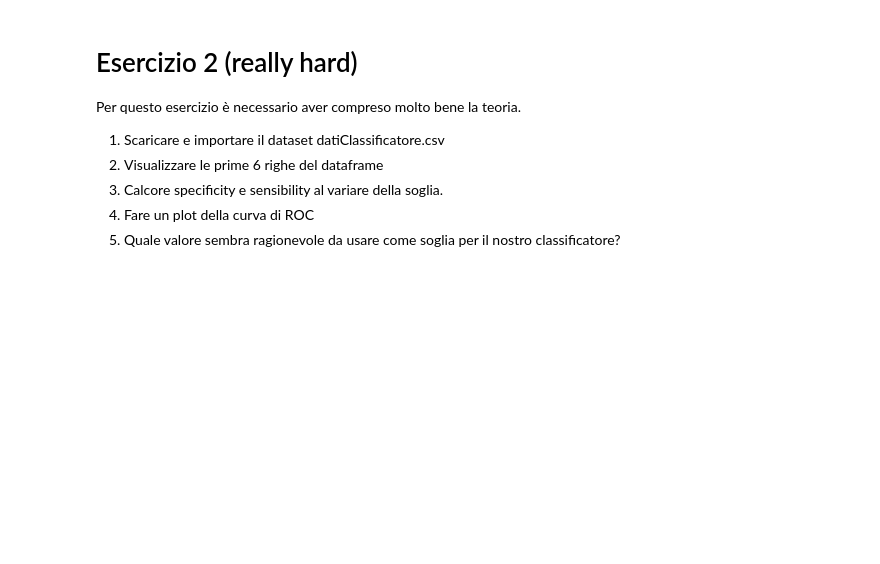
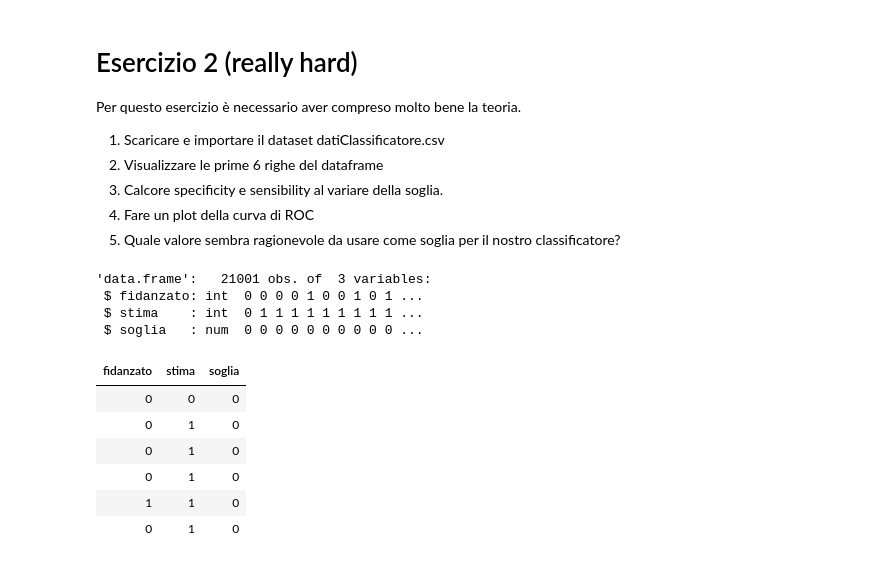
Before and after one commit to Scienziatopazzo/appunti-stats-R-jupyter, a Jupyter notebook: 5.Grafici.ipynb, the cells around one changed output. Cells and saved outputs as stored; diff of their text form; code cells hidden in the pictures; blank space fills up the shorter version.

```diff
--- a/5.Grafici.ipynb
+++ b/5.Grafici.ipynb
@@ -57,3 +57,21 @@ Per questo esercizio è necessario aver compreso molto bene la teoria.
 3. Calcore specificity e sensibility al variare della soglia.
 4. Fare un plot della curva di ROC
 5. Quale valore sembra ragionevole da usare come soglia per il nostro classificatore?
+# %%
+dati <- read.csv(file = "daticlassificatore.csv")
+str(dati)
+# %% [output]
+'data.frame':   21001 obs. of  3 variables:
+ $ fidanzato: int  0 0 0 0 1 0 0 1 0 1 ...
+ $ stima    : int  0 1 1 1 1 1 1 1 1 1 ...
+ $ soglia   : num  0 0 0 0 0 0 0 0 0 0 ...
+# %%
+dati[1:6,]
+# %% [output]
+| fidanzato | stima | soglia |
+| 0 | 0 | 0 |
+| 0 | 1 | 0 |
+| 0 | 1 | 0 |
+| 0 | 1 | 0 |
+| 1 | 1 | 0 |
+| 0 | 1 | 0 |
```
Also changed, not shown: parts of 2 cells of this notebook, 2 other files.
